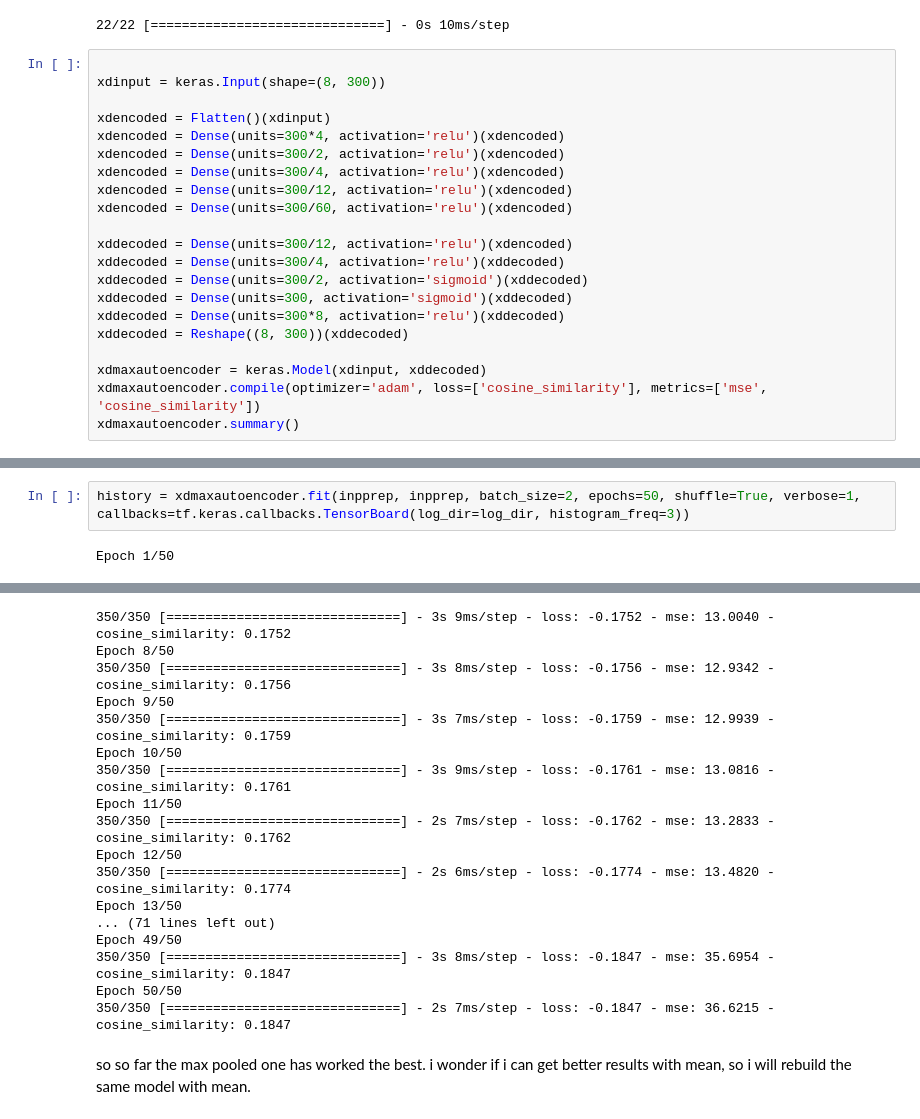
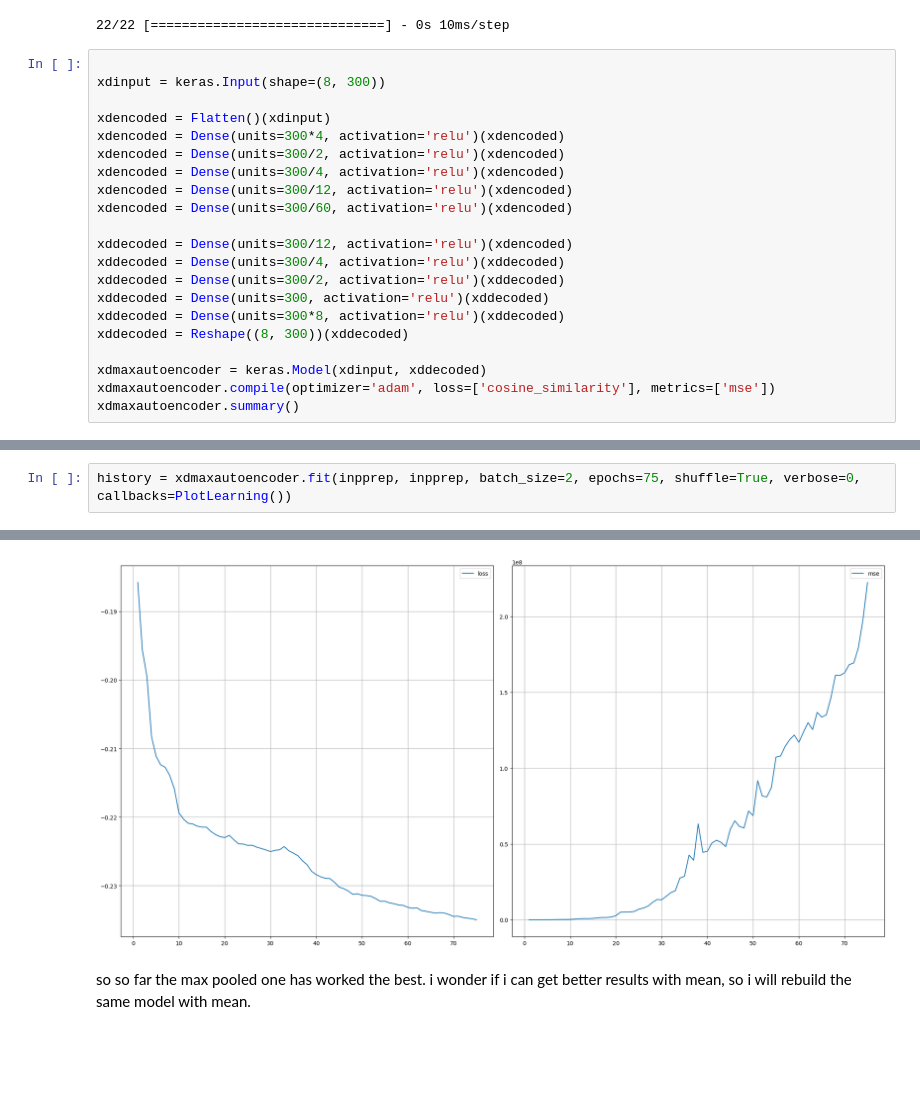
Before and after one commit to 7Zenox/vaani, a Jupyter notebook: backend/ModelExperimentation.ipynb, the cells around one changed output, grey strips where cells are left out. Cells and saved outputs as stored; diff of their text form; blank space fills up the shorter version.

```diff
--- a/backend/ModelExperimentation.ipynb
+++ b/backend/ModelExperimentation.ipynb
@@ -405,12 +362,12 @@ xdencoded = Dense(units=300/60, activation='relu')(xdencoded)
 
 xddecoded = Dense(units=300/12, activation='relu')(xdencoded)
 xddecoded = Dense(units=300/4, activation='relu')(xddecoded)
-xddecoded = Dense(units=300/2, activation='sigmoid')(xddecoded)
-xddecoded = Dense(units=300, activation='sigmoid')(xddecoded)
+xddecoded = Dense(units=300/2, activation='relu')(xddecoded)
+xddecoded = Dense(units=300, activation='relu')(xddecoded)
 xddecoded = Dense(units=300*8, activation='relu')(xddecoded)
 xddecoded = Reshape((8, 300))(xddecoded)
 
 xdmaxautoencoder = keras.Model(xdinput, xddecoded)
-xdmaxautoencoder.compile(optimizer='adam', loss=['cosine_similarity'], metrics=['mse', 'cosine_similarity'])
+xdmaxautoencoder.compile(optimizer='adam', loss=['cosine_similarity'], metrics=['mse'])
 xdmaxautoencoder.summary()
 # %% [output]
@@ -432,6 +389,5 @@ Trainable params: 3,855,905
 Non-trainable params: 0
 _________________________________________________________________
 # %%
-history = xdmaxautoencoder.fit(inpprep, inpprep, batch_size=2, epochs=50, shuffle=True, verbose=1, callbacks=tf.keras.callbacks.TensorBoard(log_dir=log_dir, histogram_freq=3))
+history = xdmaxautoencoder.fit(inpprep, inpprep, batch_size=2, epochs=75, shuffle=True, verbose=0, callbacks=PlotLearning())
 # %% [output]
-Epoch 1/50
@@ -453,20 +394,4 @@ Epoch 7/50
-350/350 [==============================] - 3s 9ms/step - loss: -0.1752 - mse: 13.0040 - cosine_similarity: 0.1752
-Epoch 8/50
-350/350 [==============================] - 3s 8ms/step - loss: -0.1756 - mse: 12.9342 - cosine_similarity: 0.1756
-Epoch 9/50
-350/350 [==============================] - 3s 7ms/step - loss: -0.1759 - mse: 12.9939 - cosine_similarity: 0.1759
-Epoch 10/50
-350/350 [==============================] - 3s 9ms/step - loss: -0.1761 - mse: 13.0816 - cosine_similarity: 0.1761
-Epoch 11/50
-350/350 [==============================] - 2s 7ms/step - loss: -0.1762 - mse: 13.2833 - cosine_similarity: 0.1762
-Epoch 12/50
-350/350 [==============================] - 2s 6ms/step - loss: -0.1774 - mse: 13.4820 - cosine_similarity: 0.1774
-Epoch 13/50
-... (71 lines left out)
-Epoch 49/50
-350/350 [==============================] - 3s 8ms/step - loss: -0.1847 - mse: 35.6954 - cosine_similarity: 0.1847
-Epoch 50/50
-350/350 [==============================] - 2s 7ms/step - loss: -0.1847 - mse: 36.6215 - cosine_similarity: 0.1847
+[figure, added]
 # %% [markdown]
 so so far the max pooled one has worked the best. i wonder if i can get better results with mean, so i will rebuild the same model with mean.
 # %%
```
Also changed, not shown: parts of 30 cells of this notebook, 17 other files.
